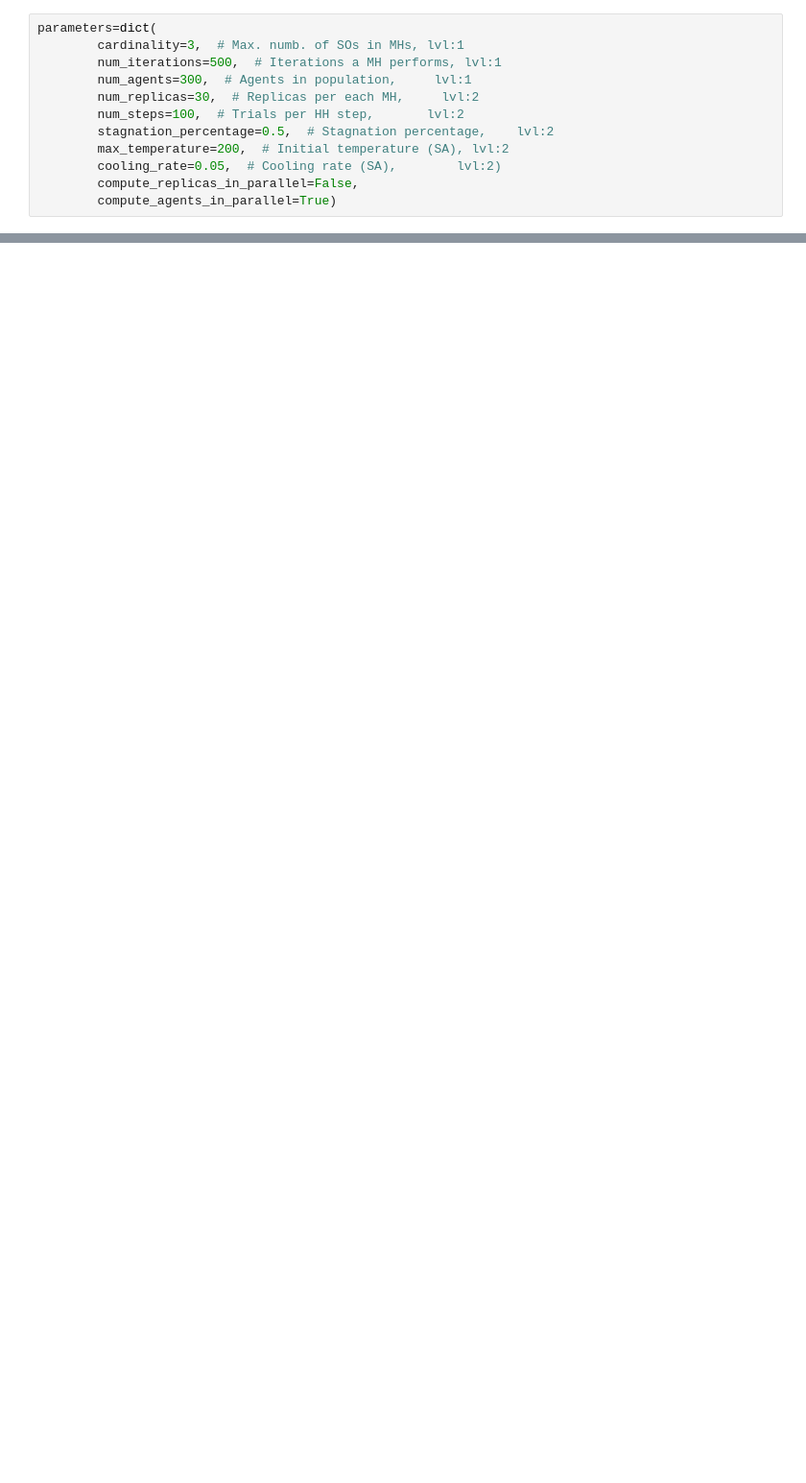
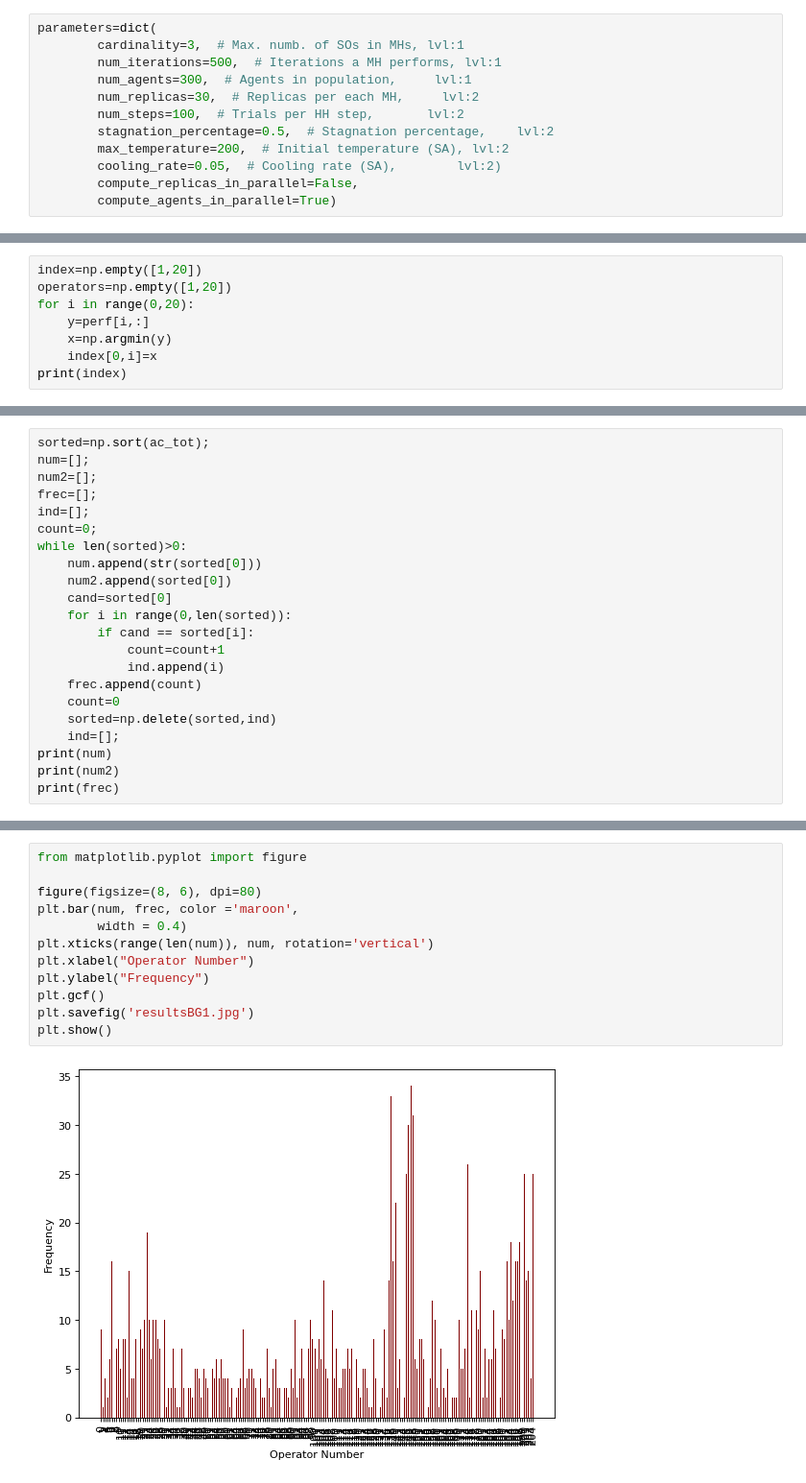
Before and after one commit to GuillermoPerezE/Microchannels, a Jupyter notebook: Notebook.ipynb, the cells around one changed output, grey strips where cells are left out. Shown: that part at 96% size. Cells and saved outputs as stored; diff of their text form; blank space fills up the shorter version.

```diff
--- a/Notebook.ipynb
+++ b/Notebook.ipynb
@@ -184,0 +497,8 @@ parameters=dict(
+# %%
+index=np.empty([1,20])
+operators=np.empty([1,20])
+for i in range(0,20):
+    y=perf[i,:]
+    x=np.argmin(y)
+    index[0,i]=x
+print(index)
@@ -184,0 +580,22 @@ parameters=dict(
+# %%
+sorted=np.sort(ac_tot);
+num=[];
+num2=[];
+frec=[];
+ind=[];
+count=0;
+while len(sorted)>0:
+    num.append(str(sorted[0]))
+    num2.append(sorted[0])
+    cand=sorted[0]
+    for i in range(0,len(sorted)):
+        if cand == sorted[i]:
+            count=count+1
+            ind.append(i)
+    frec.append(count)
+    count=0
+    sorted=np.delete(sorted,ind)
+    ind=[];
+print(num)
+print(num2)
+print(frec)
@@ -184,0 +641,14 @@ parameters=dict(
+# %%
+from matplotlib.pyplot import figure
+
+figure(figsize=(8, 6), dpi=80)
+plt.bar(num, frec, color ='maroon',
+        width = 0.4)
+plt.xticks(range(len(num)), num, rotation='vertical')
+plt.xlabel("Operator Number")
+plt.ylabel("Frequency")
+plt.gcf()
+plt.savefig('resultsBG1.jpg')
+plt.show()
+# %% [output]
+[figure, added]
```
Also changed, not shown: parts of 60 cells of this notebook, 4 other files.
